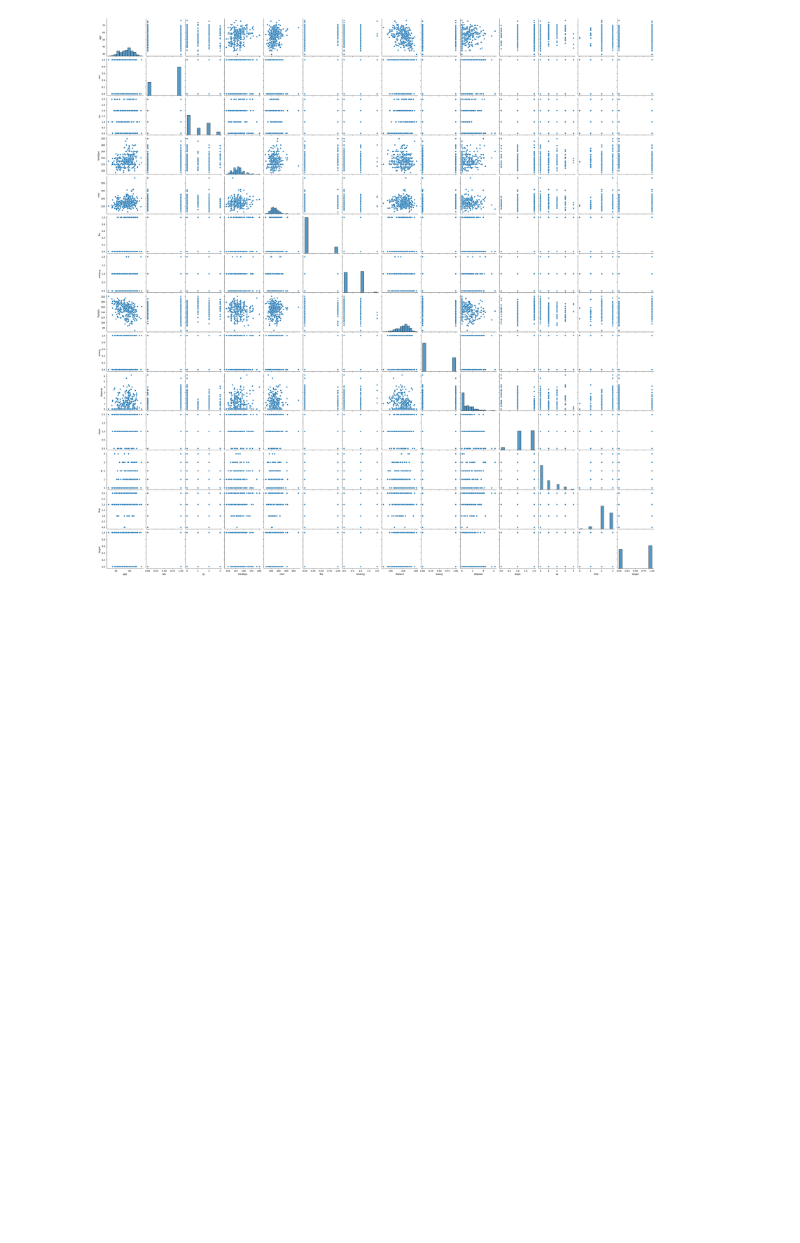
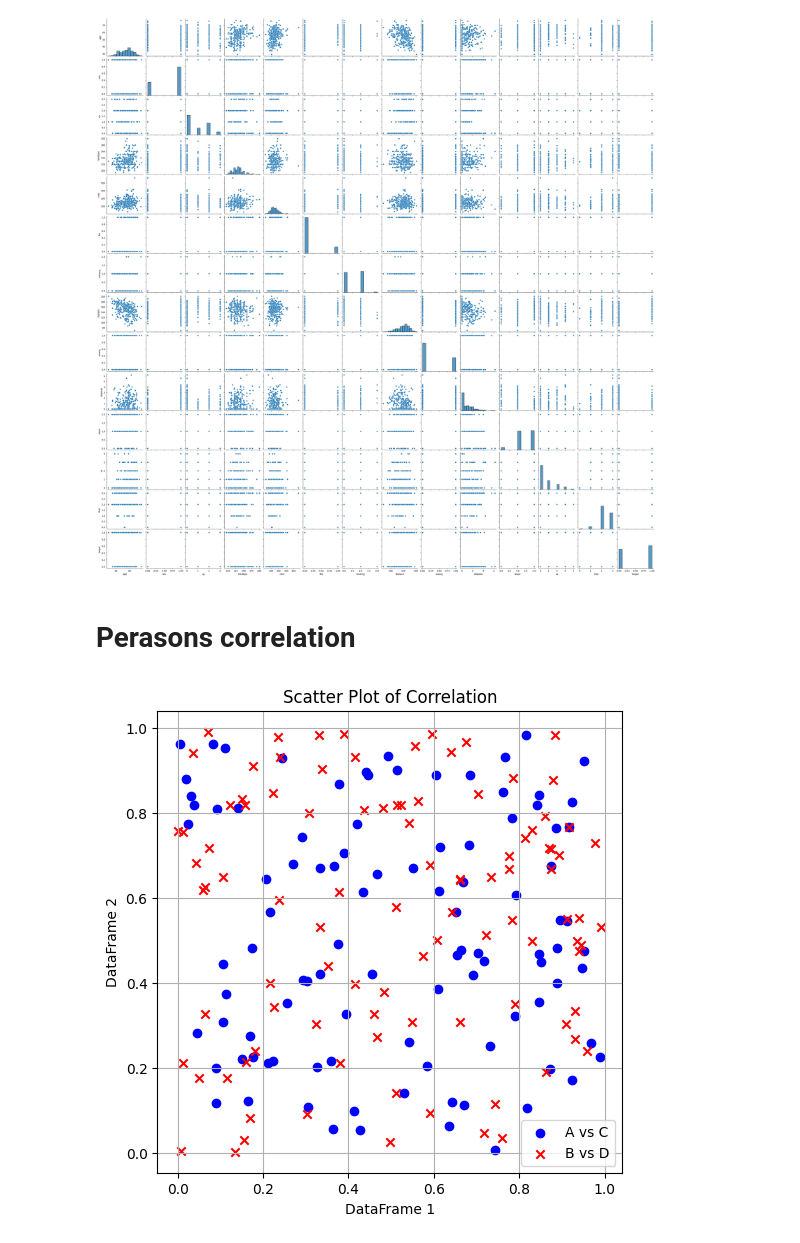
Before and after one commit to muhammadhasanfahim/Data_Mining_LAB, a Jupyter notebook: lab-03&04.ipynb, the cells around one changed output. Cells and saved outputs as stored; diff of their text form; code cells hidden in the pictures; blank space fills up the shorter version.

```diff
--- a/lab-03&04.ipynb
+++ b/lab-03&04.ipynb
@@ -246,3 +246,31 @@ sns.pairplot(df)
 # %% [output]
 <seaborn.axisgrid.PairGrid at 0x...>
 [figure]
+# %% [markdown]
+# Perasons correlation
+# %%
+import pandas as pd
+import numpy as np
+import matplotlib.pyplot as plt
+
+# Creating DataFrames
+dt = {'A': np.random.rand(100), 'B': np.random.rand(100)}
+dt2 = {'C': np.random.rand(100), 'D': np.random.rand(100)}
+data_frame1 = pd.DataFrame(dt)
+data_frame2 = pd.DataFrame(dt2)
+
+# Calculating Pearson's correlation
+correlation = data_frame1.corrwith(data_frame2)
+
+# Visualize the correlation using a scatter plot
+plt.figure(figsize=(6, 6))
+plt.scatter(data_frame1['A'], data_frame2['C'], label='A vs C', color='b', marker='o')
+plt.scatter(data_frame1['B'], data_frame2['D'], label='B vs D', color='r', marker='x')
+plt.title("Scatter Plot of Correlation")
+plt.xlabel("DataFrame 1")
+plt.ylabel("DataFrame 2")
+plt.legend()
+plt.grid(True)
+plt.show()
+# %% [output]
+[figure, added]
```
Also changed, not shown: parts of 1 cell of this notebook.
